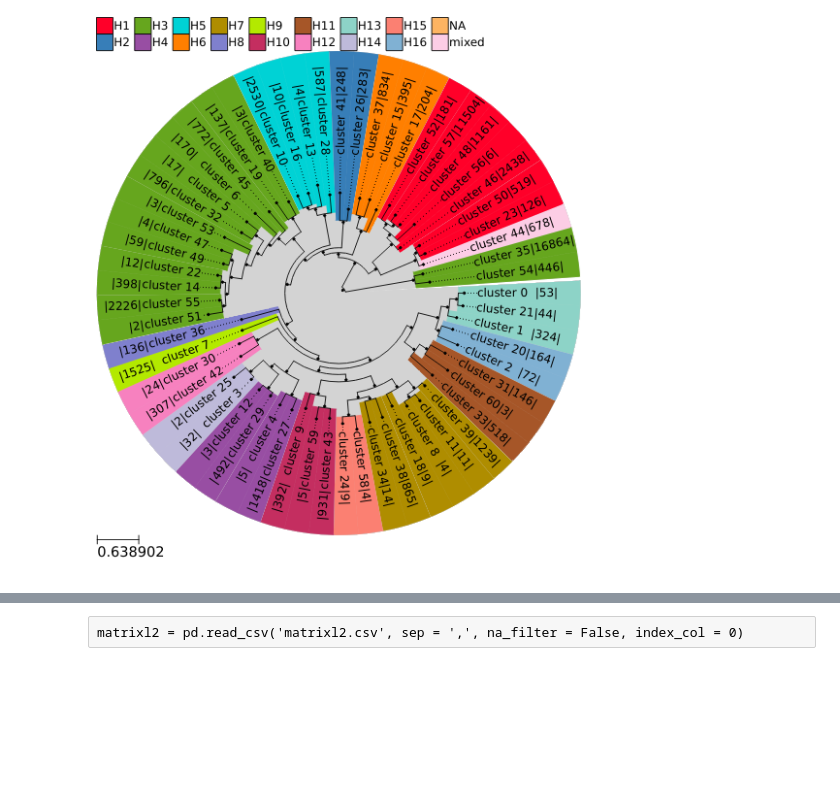
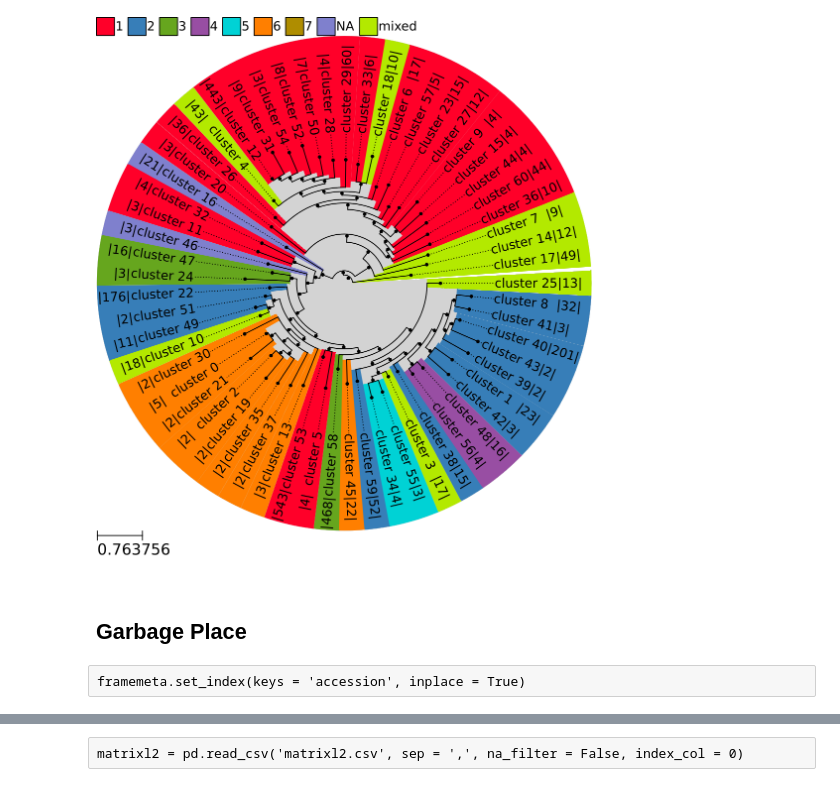
Before and after one commit to ahenoch/FluClust, a Jupyter notebook: Tree.ipynb, the cells around one changed output, grey strips where cells are left out. Drawn from its saved outputs; the diff is of its cells as text; code cells hidden in the pictures; blank space fills up the shorter version.

```diff
--- a/Tree.ipynb
+++ b/Tree.ipynb
@@ -248,0 +188,7 @@ treequery.replace('', 'NA', inplace = True)
+# %%
+framemeta = pd.DataFrame(meta)
+# %%
+#Virus specific correction
+
+#framemeta[['H', 'N']] = framemeta['subtype'].apply(lambda x: splitSubtype(x)).tolist()
+framemeta['subtype'] = framemeta['subtype'].str[0]
@@ -249,6 +197,16 @@ treequery.replace('', 'NA', inplace = True)
+# %%
+treequery['subtype'] = treequery.groupby(by = ['cluster'])['subtype'].apply(lambda x : fillGaps(x))
+#treequery['H'] = treequery.groupby(by = ['cluster'])['H'].apply(lambda x : fillGaps(x, 'H'))
+#treequery['N'] = treequery.groupby(by = ['cluster'])['N'].apply(lambda x : fillGaps(x, 'N'))
+treequery.replace('', 'NA', inplace = True)
+treequery.replace(np.nan, 'NA', inplace = True)
 # %%
-tree, ts = getTree(link, treequery, feature = 'H', rownumber = 2, segment = 4, prune = True, treshold = 1.0)
+tree, ts = getTree(link, treequery, feature = 'subtype', rownumber = 1, prune = True, treshold = 1.0, listcolor = ['#FF0029','#377EB8','#66A61E','#984EA3','#00D2D5','#FF7F00','#AF8D00','#7F80CD','#B3E900','#C42E60','#A65628','#F781BF','#8DD3C7','#BEBADA','#FB8072','#80B1D3','#FDB462','#FCCDE5','#99A893','#EED5D2','#3F00FF','#DABF86'])
 # %%
-tree.render(file_name = '%%inline', tree_style = ts, w = 500)
+tree.render(file_name = '%%inline', tree_style = ts, w = 1000)
 # %% [output]
-[figure, old version]
+[figure, new version]
+# %% [markdown]
+## Garbage Place
+# %% [raw]
+framemeta.set_index(keys = 'accession', inplace = True)
```
Also changed, not shown: parts of 24 cells of this notebook, 3 other files.
